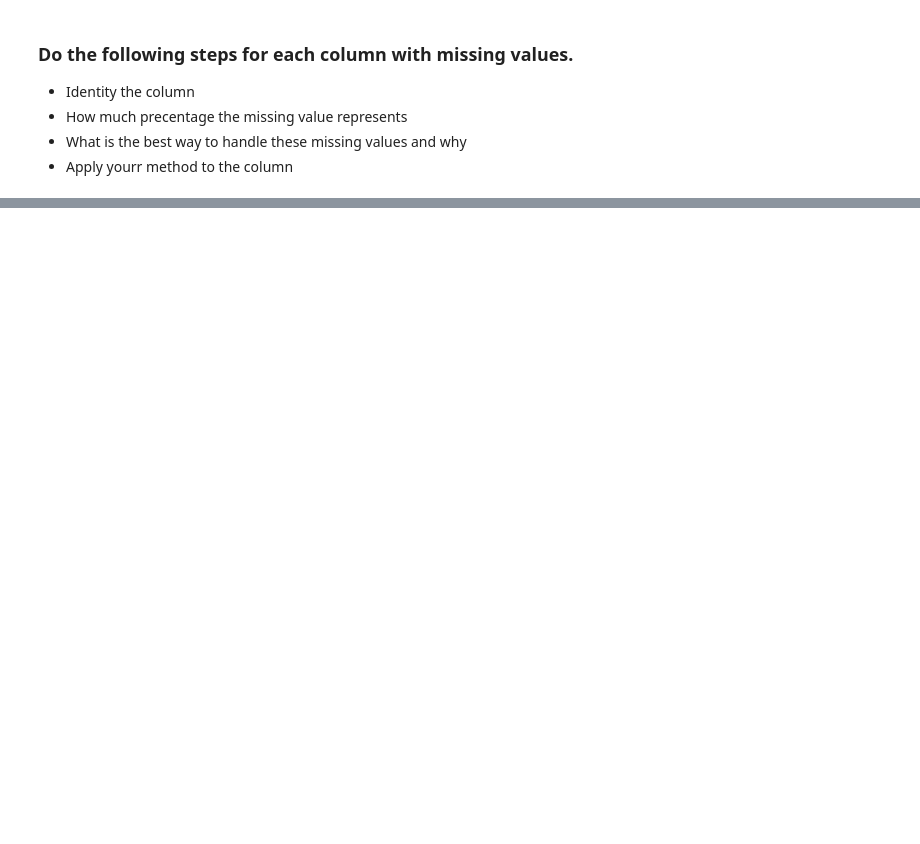
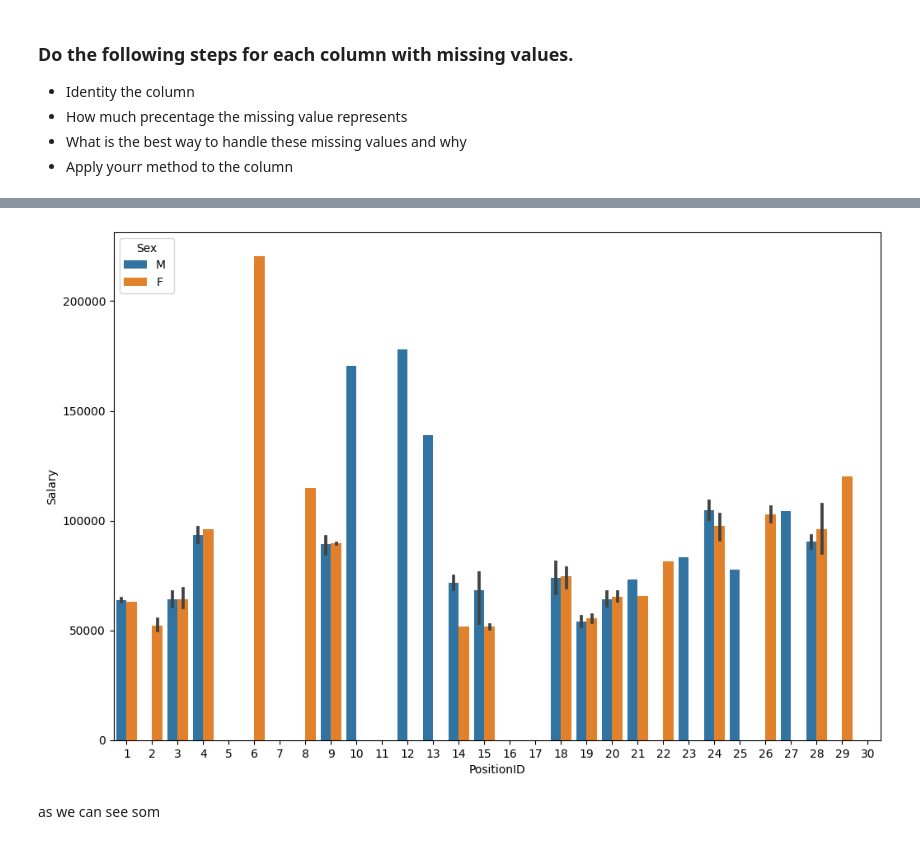
Before and after one commit to Tuwaiq-Data-Science-Bootcamp-V2/MissingData-Lab1, a Jupyter notebook: Missing Values Assignment .ipynb, the cells around one changed output, grey strips where cells are left out. Drawn from its saved outputs; the diff is of its cells as text; code cells hidden in the pictures; blank space fills up the shorter version.

```diff
--- a/Missing Values Assignment .ipynb
+++ b/Missing Values Assignment .ipynb
@@ -3,5 +12,7 @@
 # %% [markdown]
 ### Load your dataset
+# %%
+df = pd.read_csv('HR_Missing_Vslues.csv')
 # %% [markdown]
 ### Explore your data
 
@@ -20,0 +148,3 @@
+# %%
+df['Absences'].fillna('0',inplace=True)
+df['Absences'].value_counts()
@@ -20,0 +169,9 @@
+# %%
+plt.figure(figsize=(12,8))
+sns.barplot(data=df,x='PositionID',y='Salary',hue='Sex')
+
+plt.show()
+# %% [output]
+[figure, added]
+# %% [markdown]
+as we can see som
```
Also changed, not shown: parts of 16 cells of this notebook.
